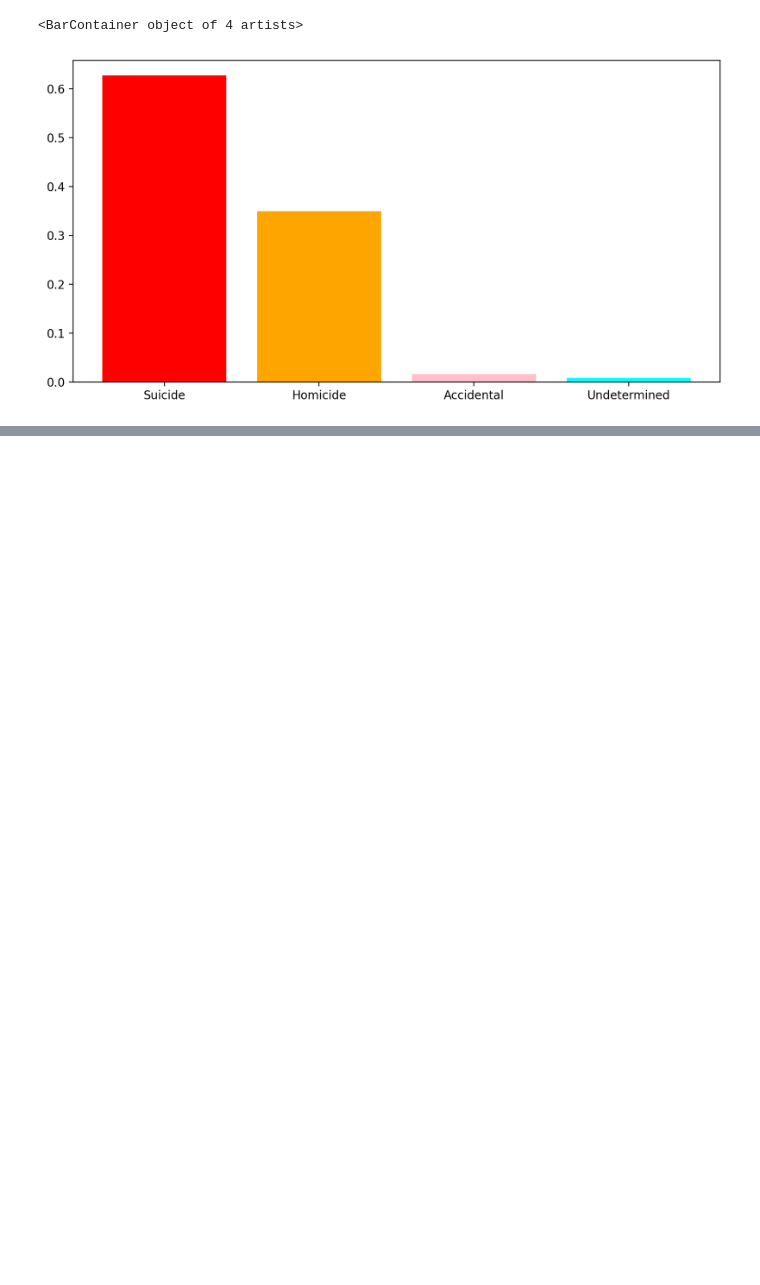
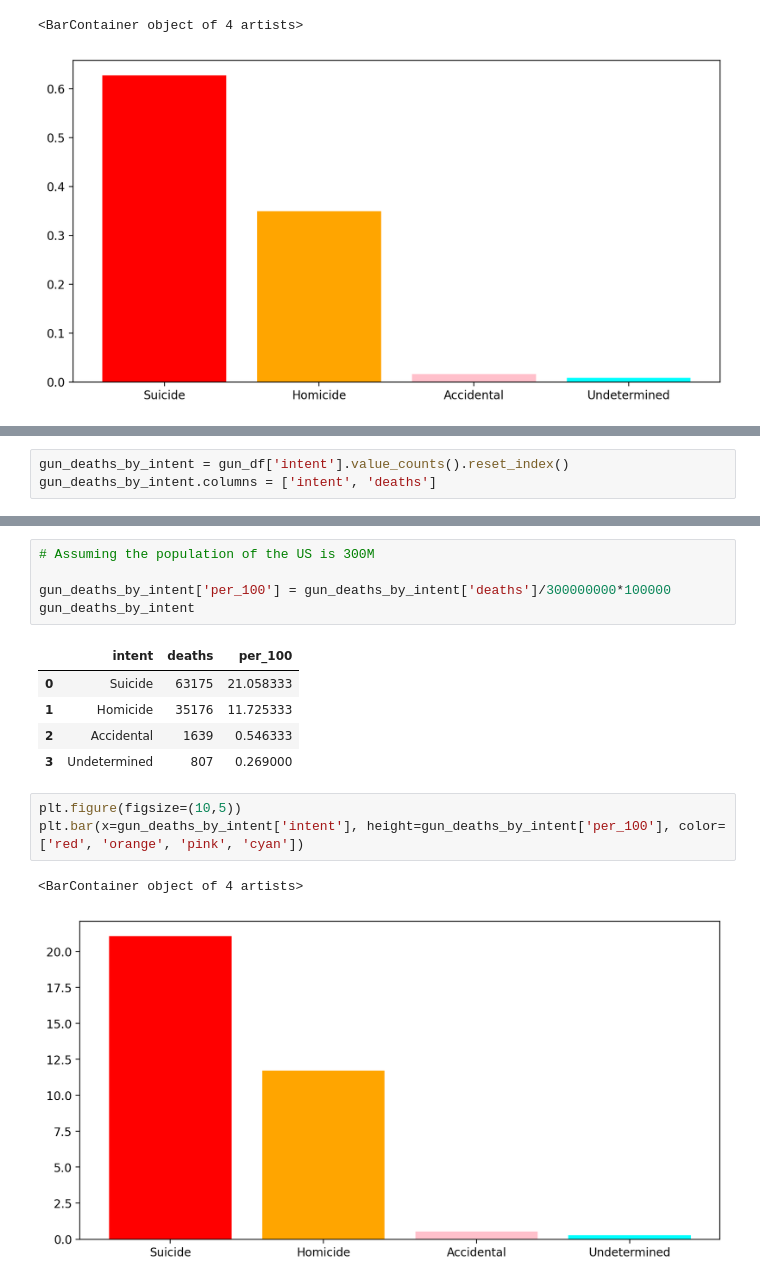
Before and after one commit to PrajwalLuitel/lambton_college_assessments, a Jupyter notebook: data_visualization/class_practice/week4.ipynb, the cells around one changed output, grey strips where cells are left out. Cells and saved outputs as stored; diff of their text form; blank space fills up the shorter version.

Commit message:
bar plot

```diff
--- a/data_visualization/class_practice/week4.ipynb
+++ b/data_visualization/class_practice/week4.ipynb
@@ -189,0 +192,3 @@ plt.bar(x=deaths_by_cause['intent'], height=deaths_by_cause['average_death'], co
+# %%
+gun_deaths_by_intent = gun_df['intent'].value_counts().reset_index()
+gun_deaths_by_intent.columns = ['intent', 'deaths']
@@ -189,0 +203,17 @@ plt.bar(x=deaths_by_cause['intent'], height=deaths_by_cause['average_death'], co
+# %%
+# Assuming the population of the US is 300M
+
+gun_deaths_by_intent['per_100'] = gun_deaths_by_intent['deaths']/300000000*100000
+gun_deaths_by_intent
+# %% [output]
+|  | intent | deaths | per_100 |
+| 0 | Suicide | 63175 | 21.058333 |
+| 1 | Homicide | 35176 | 11.725333 |
+| 2 | Accidental | 1639 | 0.546333 |
+| 3 | Undetermined | 807 | 0.269000 |
+# %%
+plt.figure(figsize=(10,5))
+plt.bar(x=gun_deaths_by_intent['intent'], height=gun_deaths_by_intent['per_100'], color=['red', 'orange', 'pink', 'cyan'])
+# %% [output]
+<BarContainer object of 4 artists>
+[figure, added]
```
Also changed, not shown: parts of 2 cells of this notebook.
